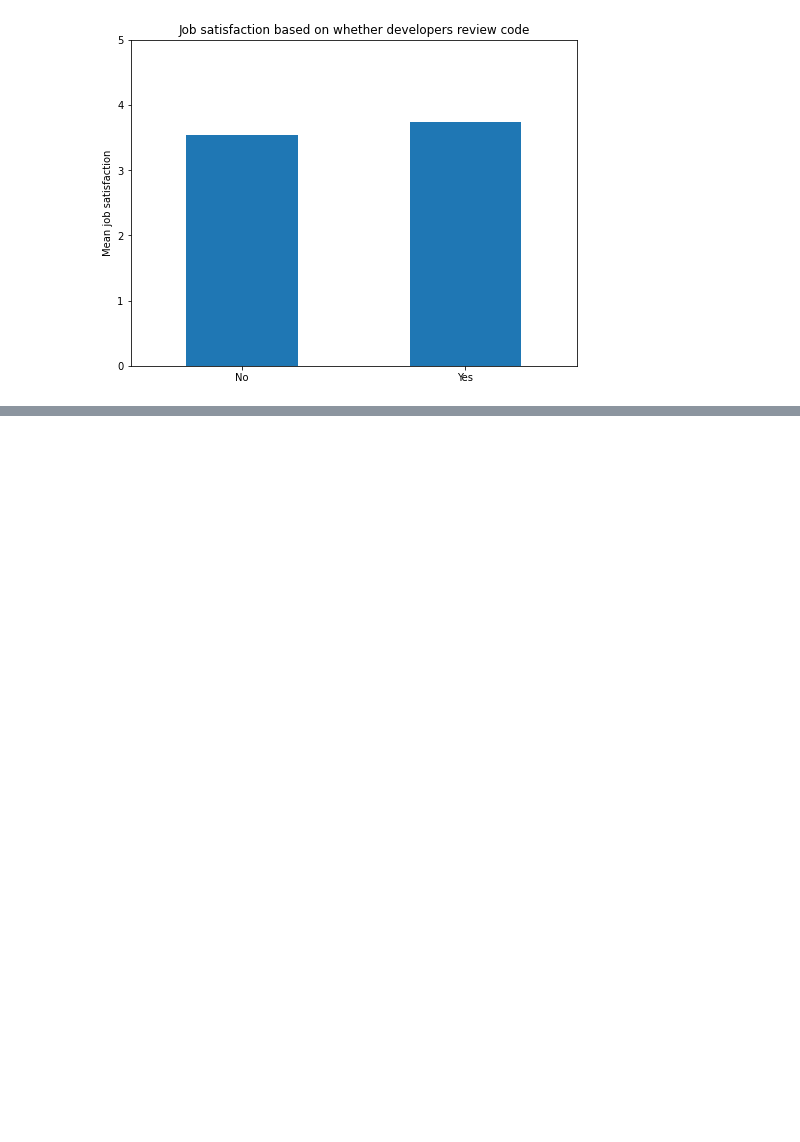
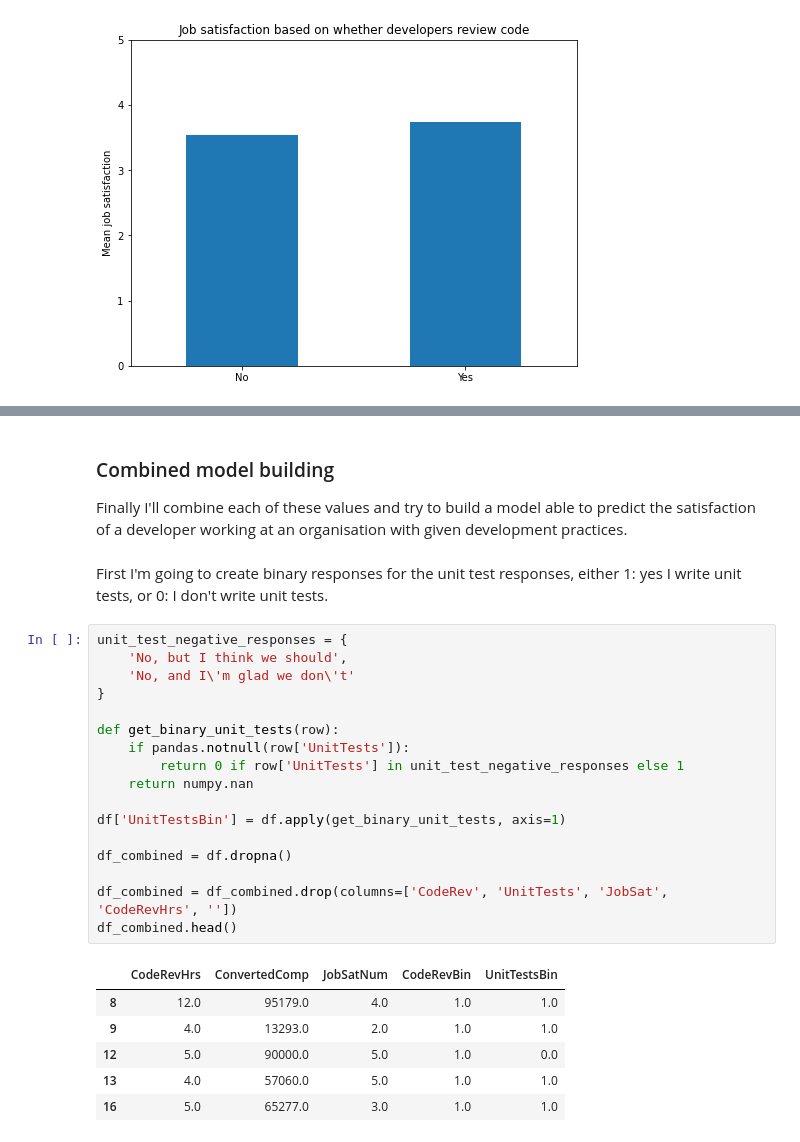
Before and after one commit to jamsidedown/data_science_blog_post_udacity, a Jupyter notebook: development_job_satisfaction.ipynb, the cells around one changed output, grey strips where cells are left out. Cells and saved outputs as stored; diff of their text form; blank space fills up the shorter version.

Commit message:
Made progress on combined notebook

```diff
--- a/development_job_satisfaction.ipynb
+++ b/development_job_satisfaction.ipynb
@@ -219,0 +279,30 @@ Text(0, 0.5, 'Mean job satisfaction')
+# %% [markdown]
+### Combined model building
+
+Finally I'll combine each of these values and try to build a model able to predict the satisfaction of a developer working at an organisation with given development practices.
+# %% [markdown]
+First I'm going to create binary responses for the unit test responses, either 1: yes I write unit tests, or 0: I don't write unit tests.
+# %%
+unit_test_negative_responses = {
+    'No, but I think we should',
+    'No, and I\'m glad we don\'t'
+}
+
+def get_binary_unit_tests(row):
+    if pandas.notnull(row['UnitTests']):
+        return 0 if row['UnitTests'] in unit_test_negative_responses else 1
+    return numpy.nan
+
+df['UnitTestsBin'] = df.apply(get_binary_unit_tests, axis=1)
+
+df_combined = df.dropna()
+
+df_combined = df_combined.drop(columns=['CodeRev', 'UnitTests', 'JobSat', 'CodeRevHrs', ''])
+df_combined.head()
+# %% [output]
+|  | CodeRevHrs | ConvertedComp | JobSatNum | CodeRevBin | UnitTestsBin |
+| 8 | 12.0 | 95179.0 | 4.0 | 1.0 | 1.0 |
+| 9 | 4.0 | 13293.0 | 2.0 | 1.0 | 1.0 |
+| 12 | 5.0 | 90000.0 | 5.0 | 1.0 | 0.0 |
+| 13 | 4.0 | 57060.0 | 5.0 | 1.0 | 1.0 |
+| 16 | 5.0 | 65277.0 | 3.0 | 1.0 | 1.0 |
```
Also changed, not shown: parts of 9 cells of this notebook, 1 other file.
